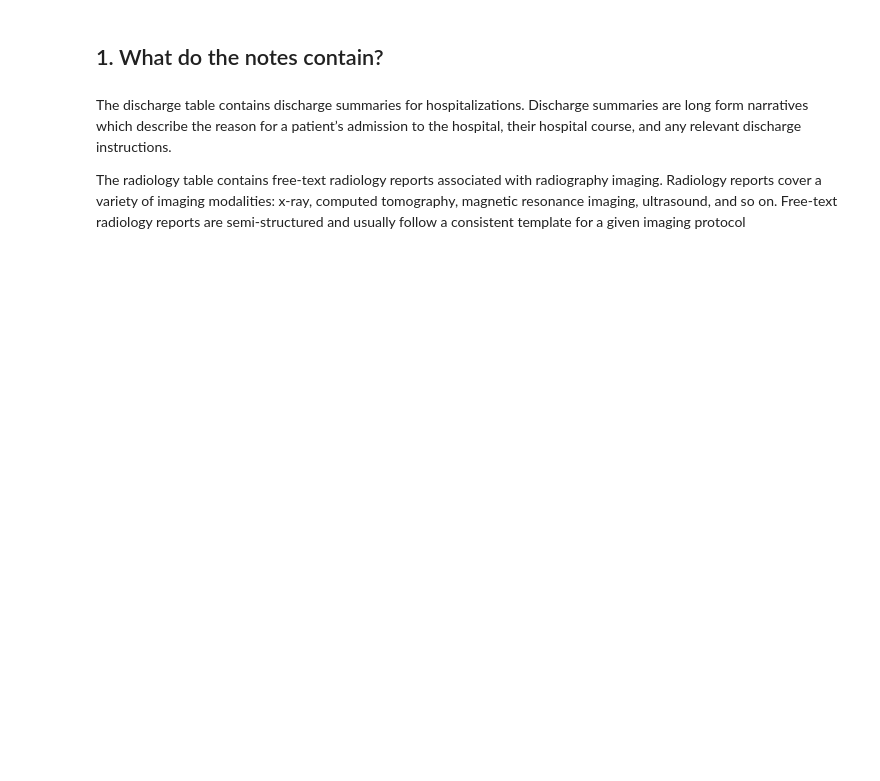
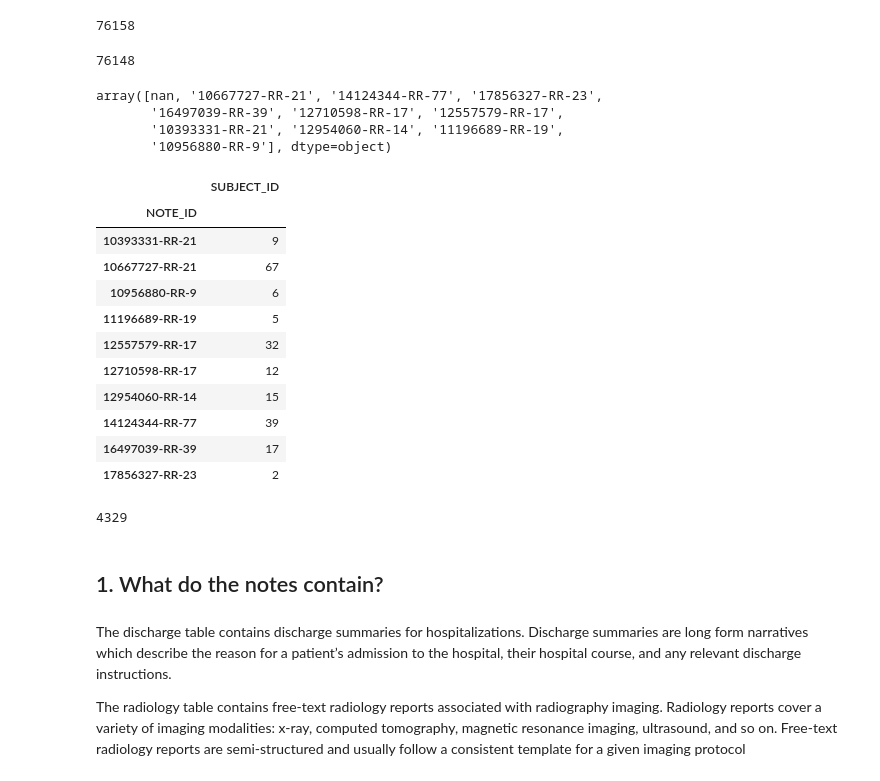
Before and after one commit to BoXHED/BoxHED2.0_Fuse, a Jupyter notebook: experiments/notes_report.ipynb, the cells around one changed output. Saved outputs shown, nothing was run; the diff lists cells and outputs as text; code cells hidden in the pictures; blank space fills up the shorter version.

```diff
--- a/experiments/notes_report.ipynb
+++ b/experiments/notes_report.ipynb
@@ -8,7 +8,7 @@ This report will answer:
 import pandas as pd
 rad_path = f'/data/datasets/mimiciv_notes/physionet.org/files/mimic-iv-note/2.2/note/radiology.csv'
 dis_path = f'/data/datasets/mimiciv_notes/physionet.org/files/mimic-iv-note/2.2/note/discharge.csv'
-rad_cohort_path = f'/home/ugrads/a/aa_ron_su/BoxHED2.0_Fuse/JSS_SUBMISSION_NEW/data/till_end_mimic_iv_extra_features_train_NOTE_TARGET1_FT_rad.csv'
-dis_cohort_path = f'/home/ugrads/a/aa_ron_su/BoxHED2.0_Fuse/JSS_SUBMISSION_NEW/data/till_end_mimic_iv_extra_features_train_NOTE_TARGET1_FT.csv'
+rad_cohort_path = f'/home/ugrads/a/aa_ron_su/BoXHED_Fuse/JSS_SUBMISSION_NEW/data/till_end_mimic_iv_extra_features_train_NOTE_TARGET1_FT_rad.csv'
+dis_cohort_path = f'/home/ugrads/a/aa_ron_su/BoXHED_Fuse/JSS_SUBMISSION_NEW/data/till_end_mimic_iv_extra_features_train_NOTE_TARGET1_FT.csv'
 rad_c_df = pd.read_csv(rad_cohort_path)
 dis_c_df = pd.read_csv(dis_cohort_path)
@@ -15,3 +35,42 @@ dis_c_df = pd.read_csv(dis_cohort_path)
+# %%
+rad_cohort_path_og = f'/home/ugrads/a/aa_ron_su/BoXHED_Fuse/JSS_SUBMISSION_NEW/data/till_end_mimic_iv_extra_features_train_NOTE_rad.csv'
+og_rad_c_df = pd.read_csv(rad_cohort_path_og)
+# %%
+og_rad_c_df.NOTE_ID.nunique()
+# %% [output]
+76158
+# %%
+rad_c_df.NOTE_ID.nunique()
+# %% [output]
+76148
+# %%
+notes = og_rad_c_df[~ og_rad_c_df.NOTE_ID.isin(rad_c_df.NOTE_ID)].NOTE_ID.unique()
+notes
+# %% [output]
+array([nan, '10667727-RR-21', '14124344-RR-77', '17856327-RR-23',
+       '16497039-RR-39', '12710598-RR-17', '12557579-RR-17',
+       '10393331-RR-21', '12954060-RR-14', '11196689-RR-19',
+       '10956880-RR-9'], dtype=object)
+# %%
+subj_note_view = og_rad_c_df[~og_rad_c_df.NOTE_ID.isin(rad_c_df.NOTE_ID)][['NOTE_ID', 'SUBJECT_ID']].groupby('NOTE_ID').count()
+subj_note_view
+# %% [output]
+|  | SUBJECT_ID |
+| NOTE_ID |  |
+| 10393331-RR-21 | 9 |
+| 10667727-RR-21 | 67 |
+| 10956880-RR-9 | 6 |
+| 11196689-RR-19 | 5 |
+| 12557579-RR-17 | 32 |
+| 12710598-RR-17 | 12 |
+| 12954060-RR-14 | 15 |
+| 14124344-RR-77 | 39 |
+| 16497039-RR-39 | 17 |
+| 17856327-RR-23 | 2 |
+# %%
+og_rad_c_df[~og_rad_c_df.NOTE_ID.isin(rad_c_df.NOTE_ID)].SUBJECT_ID.nunique()
+# %% [output]
+4329
 # %% [markdown]
 ## 1. What do the notes contain?
 # %% [markdown]
```
Also changed, not shown: parts of 24 cells of this notebook, 12 other files.
